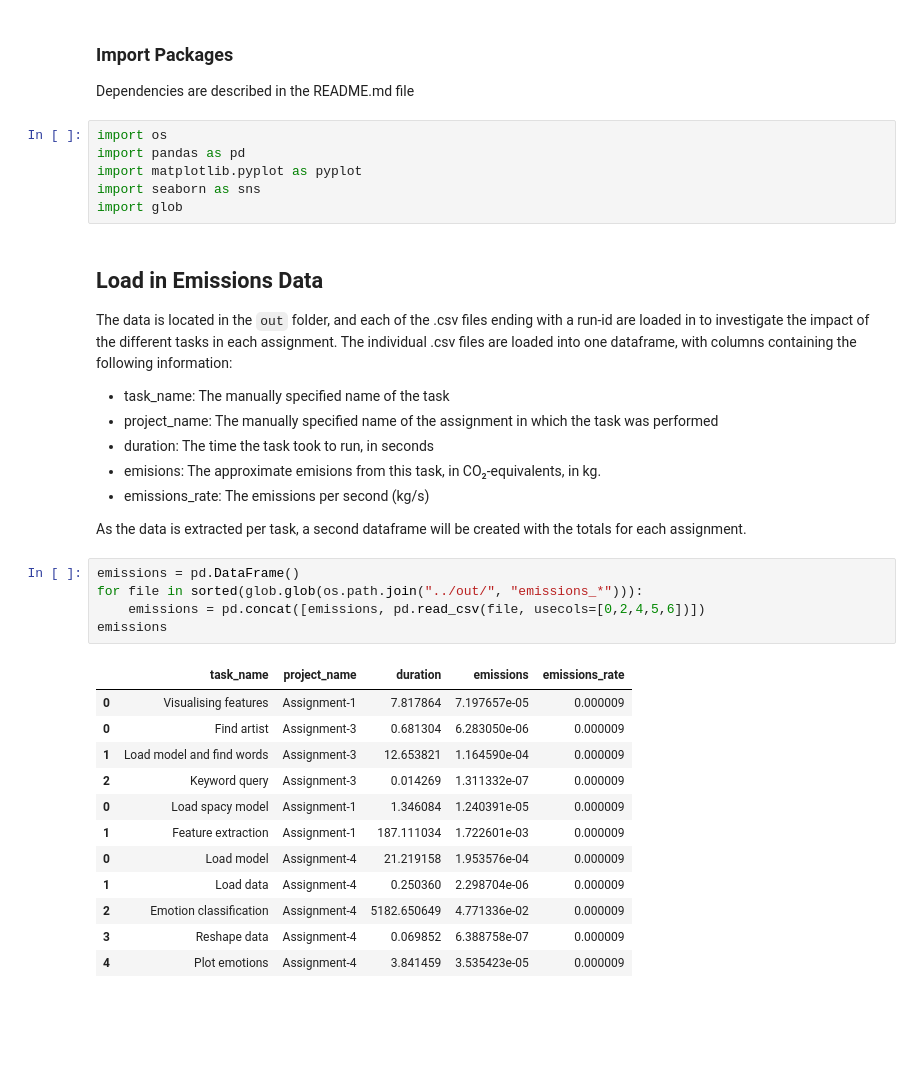
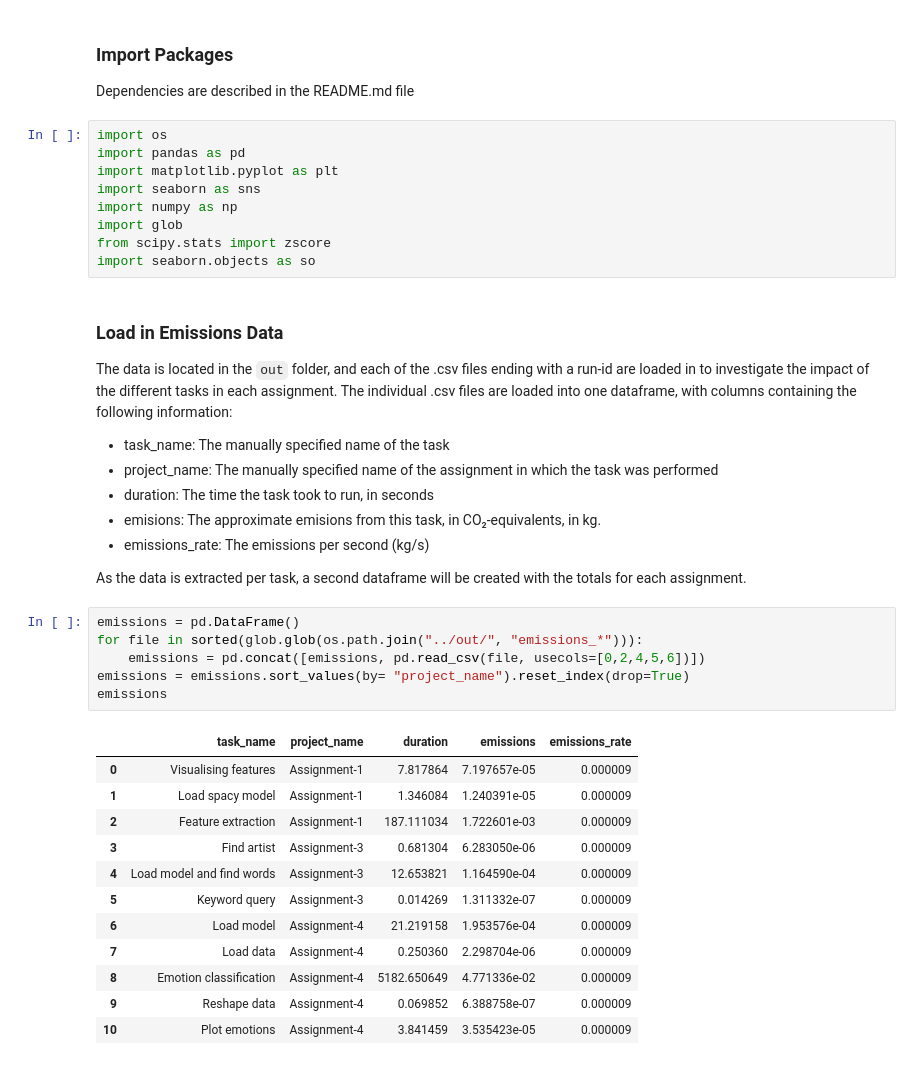
Before and after one commit to lrahbek/cds-lang-assignments, a Jupyter notebook: assignment-5/src/emmisions.ipynb, the cells around one changed output. Drawn from its saved outputs; the diff is of its cells as text; blank space fills up the shorter version.

````diff
--- a/assignment-5/src/emmisions.ipynb
+++ b/assignment-5/src/emmisions.ipynb
@@ -6,11 +6,14 @@ Dependencies are described in the README.md file
 # %%
 import os
 import pandas as pd
-import matplotlib.pyplot as pyplot
+import matplotlib.pyplot as plt
 import seaborn as sns
+import numpy as np
 import glob
+from scipy.stats import zscore
+import seaborn.objects as so
 # %% [markdown]
-## Load in Emissions Data
+### Load in Emissions Data
 The data is located in the ```out``` folder, and each of the .csv files ending with a run-id are loaded in to investigate the impact of the different tasks in each assignment. The individual .csv files are loaded into one dataframe, with columns containing the following information:
 - task_name: The manually specified name of the task
 - project_name: The manually specified name of the assignment in which the task was performed
@@ -22,20 +25,21 @@ As the data is extracted per task, a second dataframe will be created with the t
 # %%
 emissions = pd.DataFrame()
 for file in sorted(glob.glob(os.path.join("../out/", "emissions_*"))):
     emissions = pd.concat([emissions, pd.read_csv(file, usecols=[0,2,4,5,6])])
+emissions = emissions.sort_values(by= "project_name").reset_index(drop=True)
 emissions
 # %% [output]
 |  | task_name | project_name | duration | emissions | emissions_rate |
 | 0 | Visualising features | Assignment-1 | 7.817864 | 7.197657e-05 | 0.000009 |
-| 0 | Find artist | Assignment-3 | 0.681304 | 6.283050e-06 | 0.000009 |
-| 1 | Load model and find words | Assignment-3 | 12.653821 | 1.164590e-04 | 0.000009 |
-| 2 | Keyword query | Assignment-3 | 0.014269 | 1.311332e-07 | 0.000009 |
-| 0 | Load spacy model | Assignment-1 | 1.346084 | 1.240391e-05 | 0.000009 |
-| 1 | Feature extraction | Assignment-1 | 187.111034 | 1.722601e-03 | 0.000009 |
-| 0 | Load model | Assignment-4 | 21.219158 | 1.953576e-04 | 0.000009 |
-| 1 | Load data | Assignment-4 | 0.250360 | 2.298704e-06 | 0.000009 |
-| 2 | Emotion classification | Assignment-4 | 5182.650649 | 4.771336e-02 | 0.000009 |
-| 3 | Reshape data | Assignment-4 | 0.069852 | 6.388758e-07 | 0.000009 |
-| 4 | Plot emotions | Assignment-4 | 3.841459 | 3.535423e-05 | 0.000009 |
+| 1 | Load spacy model | Assignment-1 | 1.346084 | 1.240391e-05 | 0.000009 |
+| 2 | Feature extraction | Assignment-1 | 187.111034 | 1.722601e-03 | 0.000009 |
+| 3 | Find artist | Assignment-3 | 0.681304 | 6.283050e-06 | 0.000009 |
+| 4 | Load model and find words | Assignment-3 | 12.653821 | 1.164590e-04 | 0.000009 |
+| 5 | Keyword query | Assignment-3 | 0.014269 | 1.311332e-07 | 0.000009 |
+| 6 | Load model | Assignment-4 | 21.219158 | 1.953576e-04 | 0.000009 |
+| 7 | Load data | Assignment-4 | 0.250360 | 2.298704e-06 | 0.000009 |
+| 8 | Emotion classification | Assignment-4 | 5182.650649 | 4.771336e-02 | 0.000009 |
+| 9 | Reshape data | Assignment-4 | 0.069852 | 6.388758e-07 | 0.000009 |
+| 10 | Plot emotions | Assignment-4 | 3.841459 | 3.535423e-05 | 0.000009 |
 # %%
 emissions_total = emissions[["project_name", "duration", "emissions"]].groupby(["project_name"]).sum().reset_index()
````
Also changed, not shown: parts of 8 cells of this notebook, 2 other files.
